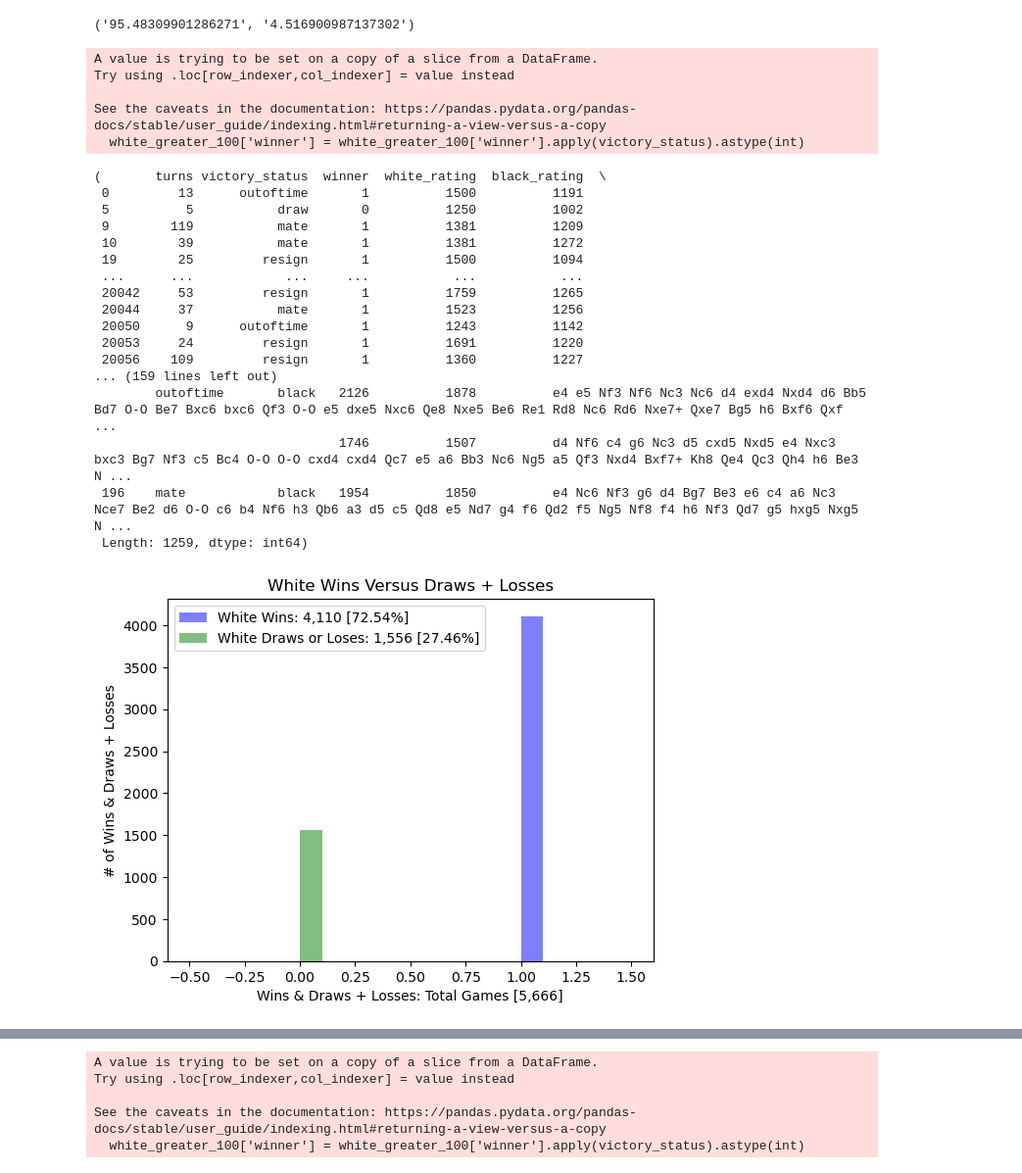
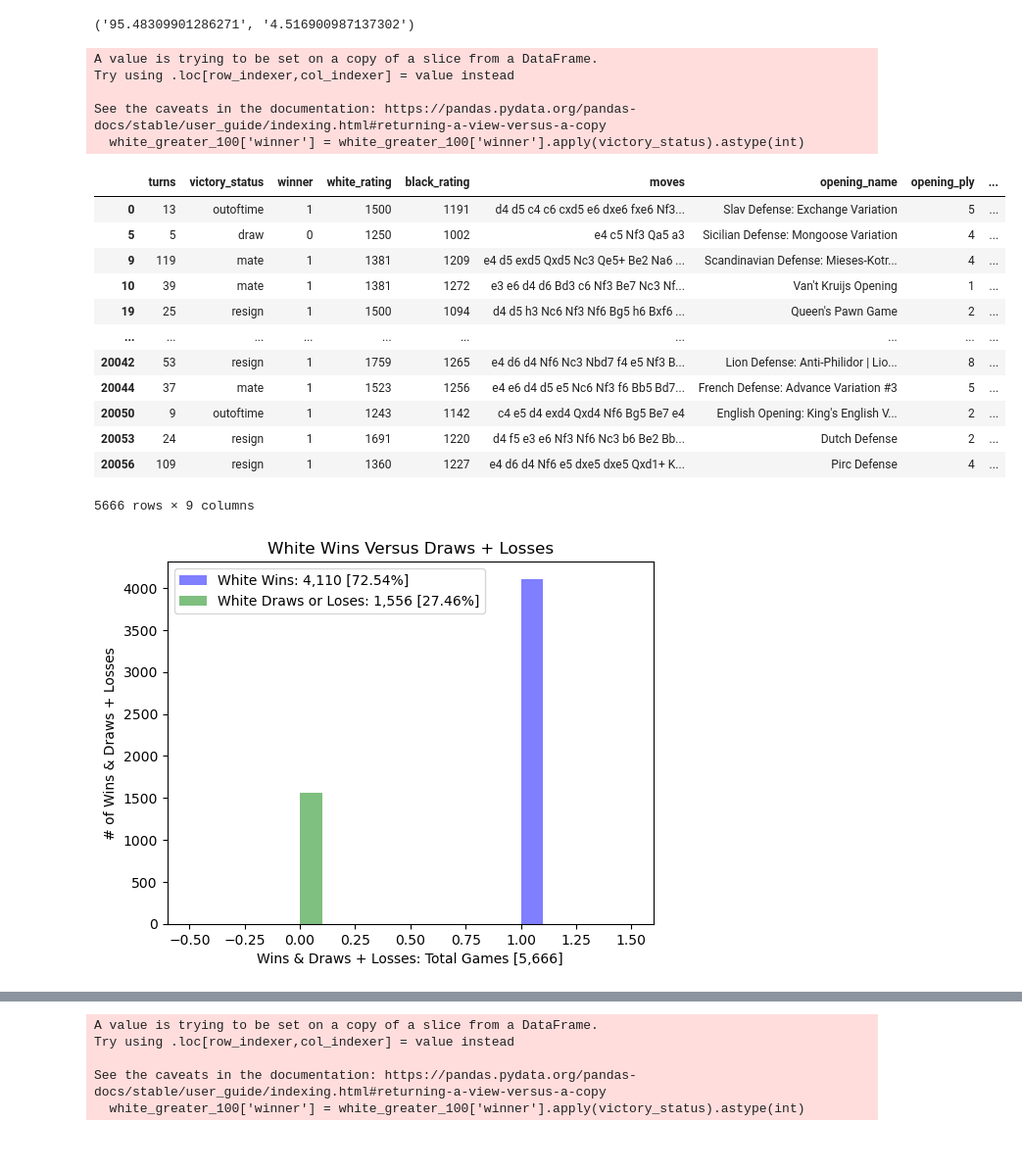
Before and after one commit to mbrann2/chess_games, a Jupyter notebook: notebooks/chess_games.ipynb, the cells around one changed output, grey strips where cells are left out. Shown at 98% size. Cells and saved outputs as stored; diff of their text form; code cells hidden in the pictures; blank space fills up the shorter version.

```diff
--- a/notebooks/chess_games.ipynb
+++ b/notebooks/chess_games.ipynb
@@ -148,51 +148,48 @@ def chess_differentials_white(chess_df):
 
     fig,ax = plt.subplots()
 
     white_victory = white_greater_100[white_greater_100['winner'] == 1]
     white_draw_or_loss = white_greater_100[white_greater_100['winner'] == 0]
 
 
     ax.hist(white_victory['winner'], color = 'b', alpha = 0.5, label = 'White Wins: 4,110 [72.54%]')
     ax.hist(white_draw_or_loss['winner'], color = 'g', alpha = 0.5, label = 'White Draws or Loses: 1,556 [27.46%]')
     ax.set_title('White Wins Versus Draws + Losses')
     ax.set_ylabel('# of Wins & Draws + Losses')
     ax.set_xlabel('Wins & Draws + Losses: Total Games [5,666]')
 
     ax.legend();
 
     white_win_percentage = (4110 /(4110+1556))*100
     white_draw_or_loss_percentage = (1556 /(4110+1556))*100
-    return white_greater_100, white_ttest, white_victory, white_draw_or_loss, white_win_percentage, white_draw_or_loss_percentage, black_wins
+    return white_greater_100
+    # , white_ttest, white_victory, white_draw_or_loss, white_win_percentage, white_draw_or_loss_percentage, black_wins
 
 chess_outcomes_white = chess_differentials_white(chess_games)
 chess_outcomes_white
 
 # The p-value is less than 0.05, so we reject the null hypothesis and there is significant difference, or impact,
 # between the white rating differentials, with white being the superior opponent, and who wins the game.
 # When only considering wins and draws plus losses of a higher-ranked white opponent, white wins 72.54% of the time and draws or loses 27.46% of the time over 5,666 games.
 # %% [output]
 A value is trying to be set on a copy of a slice from a DataFrame.
 Try using .loc[row_indexer,col_indexer] = value instead
 
 See the caveats in the documentation: https://pandas.pydata.org/pandas-docs/stable/user_guide/indexing.html#returning-a-view-versus-a-copy
   white_greater_100['winner'] = white_greater_100['winner'].apply(victory_status).astype(int)
+|  | turns | victory_status | winner | white_rating | black_rating | moves | opening_name | opening_ply | ... |
+| 0 | 13 | outoftime | 1 | 1500 | 1191 | d4 d5 c4 c6 cxd5 e6 dxe6 fxe6 Nf3... | Slav Defense: Exchange Variation | 5 | ... |
+| 5 | 5 | draw | 0 | 1250 | 1002 | e4 c5 Nf3 Qa5 a3 | Sicilian Defense: Mongoose Variation | 4 | ... |
+| 9 | 119 | mate | 1 | 1381 | 1209 | e4 d5 exd5 Qxd5 Nc3 Qe5+ Be2 Na6 ... | Scandinavian Defense: Mieses-Kotr... | 4 | ... |
+| 10 | 39 | mate | 1 | 1381 | 1272 | e3 e6 d4 d6 Bd3 c6 Nf3 Be7 Nc3 Nf... | Van't Kruijs Opening | 1 | ... |
+| 19 | 25 | resign | 1 | 1500 | 1094 | d4 d5 h3 Nc6 Nf3 Nf6 Bg5 h6 Bxf6 ... | Queen's Pawn Game | 2 | ... |
+| ... | ... | ... | ... | ... | ... | ... | ... | ... | ... |
+| 20042 | 53 | resign | 1 | 1759 | 1265 | e4 d6 d4 Nf6 Nc3 Nbd7 f4 e5 Nf3 B... | Lion Defense: Anti-Philidor | Lio... | 8 | ... |
+| 20044 | 37 | mate | 1 | 1523 | 1256 | e4 e6 d4 d5 e5 Nc6 Nf3 f6 Bb5 Bd7... | French Defense: Advance Variation #3 | 5 | ... |
+| 20050 | 9 | outoftime | 1 | 1243 | 1142 | c4 e5 d4 exd4 Qxd4 Nf6 Bg5 Be7 e4 | English Opening: King's English V... | 2 | ... |
+| 20053 | 24 | resign | 1 | 1691 | 1220 | d4 f5 e3 e6 Nf3 Nf6 Nc3 b6 Be2 Bb... | Dutch Defense | 2 | ... |
+| 20056 | 109 | resign | 1 | 1360 | 1227 | e4 d6 d4 Nf6 e5 dxe5 dxe5 Qxd1+ K... | Pirc Defense | 4 | ... |
-(       turns victory_status  winner  white_rating  black_rating  \
- 0         13      outoftime       1          1500          1191
- 5          5           draw       0          1250          1002
- 9        119           mate       1          1381          1209
- 10        39           mate       1          1381          1272
- 19        25         resign       1          1500          1094
- ...      ...            ...     ...           ...           ...
- 20042     53         resign       1          1759          1265
- 20044     37           mate       1          1523          1256
- 20050      9      outoftime       1          1243          1142
- 20053     24         resign       1          1691          1220
- 20056    109         resign       1          1360          1227
-... (159 lines left out)
-        outoftime       black   2126          1878          e4 e5 Nf3 Nf6 Nc3 Nc6 d4 exd4 Nxd4 d6 Bb5 Bd7 O-O Be7 Bxc6 bxc6 Qf3 O-O e5 dxe5 Nxc6 Qe8 Nxe5 Be6 Re1 Rd8 Nc6 Rd6 Nxe7+ Qxe7 Bg5 h6 Bxf6 Qxf ...
-                                1746          1507          d4 Nf6 c4 g6 Nc3 d5 cxd5 Nxd5 e4 Nxc3 bxc3 Bg7 Nf3 c5 Bc4 O-O O-O cxd4 cxd4 Qc7 e5 a6 Bb3 Nc6 Ng5 a5 Qf3 Nxd4 Bxf7+ Kh8 Qe4 Qc3 Qh4 h6 Be3 N ...
- 196    mate            black   1954          1850          e4 Nc6 Nf3 g6 d4 Bg7 Be3 e6 c4 a6 Nc3 Nce7 Be2 d6 O-O c6 b4 Nf6 h3 Qb6 a3 d5 c5 Qd8 e5 Nd7 g4 f6 Qd2 f5 Ng5 Nf8 f4 h6 Nf3 Qd7 g5 hxg5 Nxg5 N ...
- Length: 1259, dtype: int64)
+5666 rows × 9 columns
 [figure]
 # %%
 # Look at stronger black players, greater than 100 ELO, and map black wins to 1 and black draws or losses to 0.
```
Also changed, not shown: parts of 2 cells of this notebook, 3 other files.
